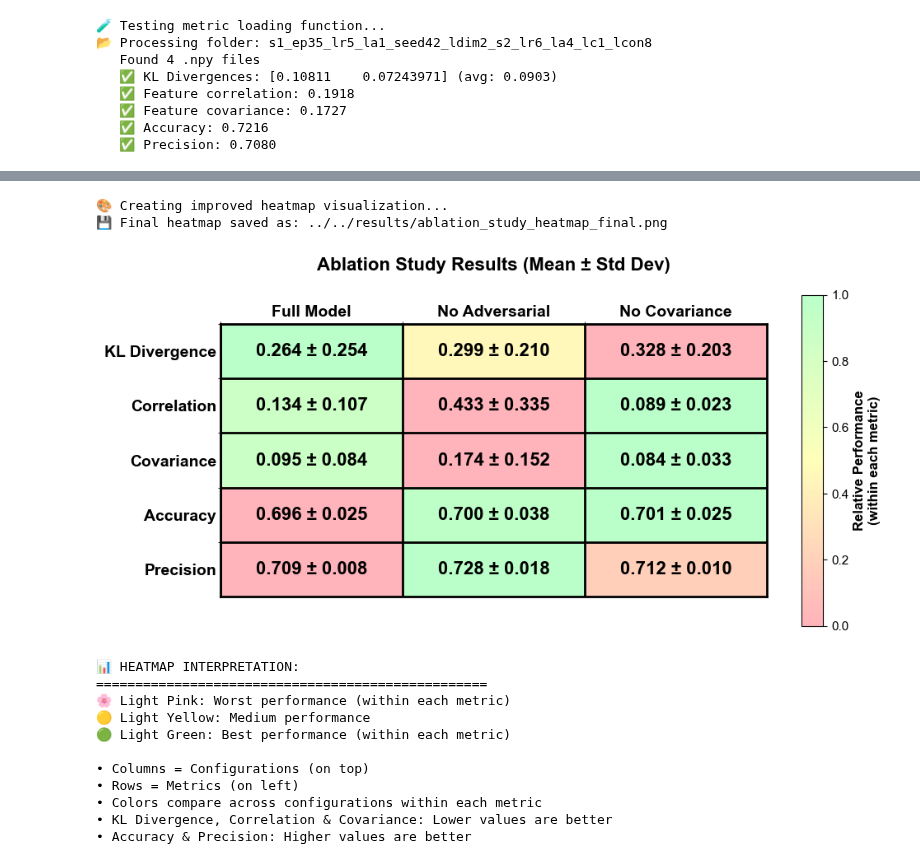
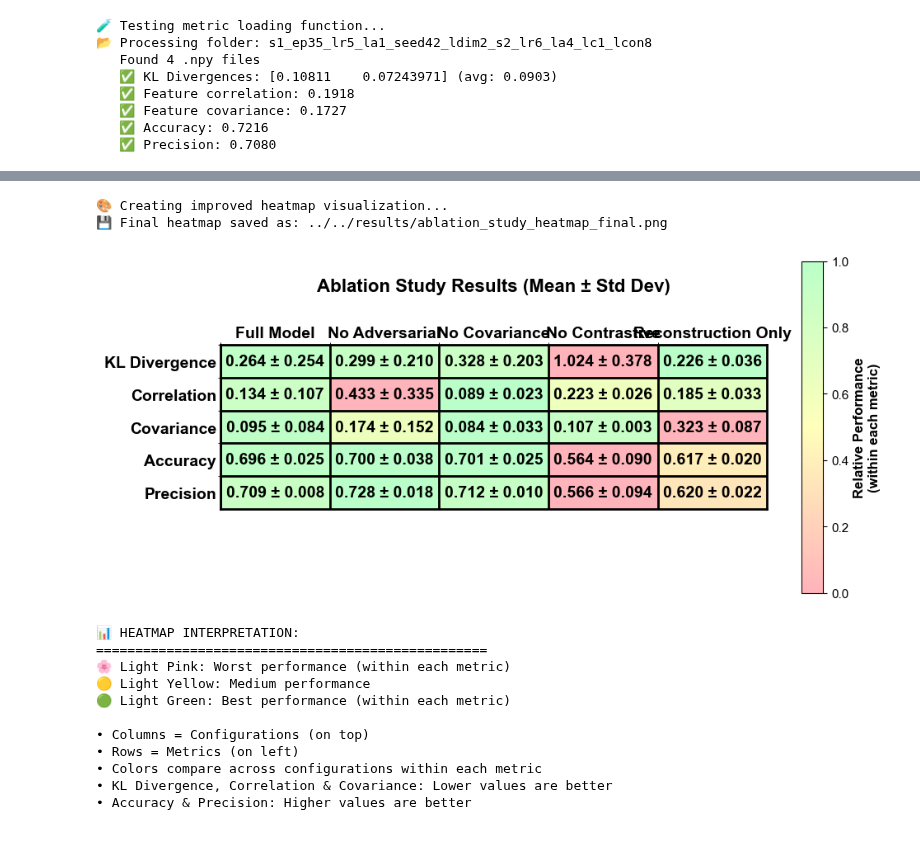
Before and after one commit to ComputationalMicroscopy4CellBio/AI4CellFate, a Jupyter notebook: notebooks/manuscript/SI_ablation_studies.ipynb, the cells around one changed output, grey strips where cells are left out. Saved outputs shown, nothing was run; the diff lists cells and outputs as text; code cells hidden in the pictures.

```diff
--- a/notebooks/manuscript/SI_ablation_studies.ipynb
+++ b/notebooks/manuscript/SI_ablation_studies.ipynb
@@ -360,7 +360,7 @@ import numpy as np
 print("🎨 Creating improved heatmap visualization...")
 
 # Extract data for visualization - ROTATED
-config_names = ['Full Model', 'No Adversarial', 'No Covariance']  # Only configs with data
+config_names = ['Full Model', 'No Adversarial', 'No Covariance', 'No Contrastive', 'Reconstruction Only']  # Only configs with data
 metric_names = ['KL Divergence', 'Correlation', 'Covariance', 'Accuracy', 'Precision']  # Shorter names
 metric_keys = ['avg_kl_divergence', 'feature_correlation', 'feature_covariance', 'accuracy', 'precision']
 
@@ -449,7 +449,7 @@ for i in range(len(metric_names)):
         # Use fully black text for maximum opacity
         color = 'black'
         ax.text(j, i, text, ha='center', va='center',
-                fontsize=16, fontweight='bold', color=color, family='Arial')
+                fontsize=14, fontweight='bold', color=color, family='Arial')
 
 # Customize the plot
 ax.set_xticks(range(len(available_configs)))
@@ -482,34 +482,34 @@ for spine in ax.spines.values():
 
 # Add colorbar with Arial font
 cbar = plt.colorbar(im, ax=ax, shrink=0.6, aspect=15)
 cbar.set_label('Relative Performance\n(within each metric)', fontweight='bold', fontsize=12, family='Arial')
 cbar.ax.tick_params(labelsize=11)
 
 # Adjust layout
 plt.tight_layout()
 
 # Save the plot
 heatmap_path = "../../results/ablation_study_heatmap_final.png"
 plt.savefig(heatmap_path, dpi=300, bbox_inches='tight', facecolor='white')
 print(f"💾 Final heatmap saved as: {heatmap_path}")
 
 plt.show()
 
 # Print interpretation guide
 print("\n📊 HEATMAP INTERPRETATION:")
 print("="*50)
 print("🌸 Light Pink: Worst performance (within each metric)")
 print("🟡 Light Yellow: Medium performance")
 print("🟢 Light Green: Best performance (within each metric)")
 print("\n• Columns = Configurations (on top)")
 print("• Rows = Metrics (on left)")
 print("• Colors compare across configurations within each metric")
 print("• KL Divergence, Correlation & Covariance: Lower values are better")
 print("• Accuracy & Precision: Higher values are better")
 # %% [output]
 🎨 Creating improved heatmap visualization...
 💾 Final heatmap saved as: ../../results/ablation_study_heatmap_final.png
-[figure, old version]
+[figure, new version]
 📊 HEATMAP INTERPRETATION:
 ==================================================
 🌸 Light Pink: Worst performance (within each metric)
```
Also changed, not shown: parts of 3 cells of this notebook.
